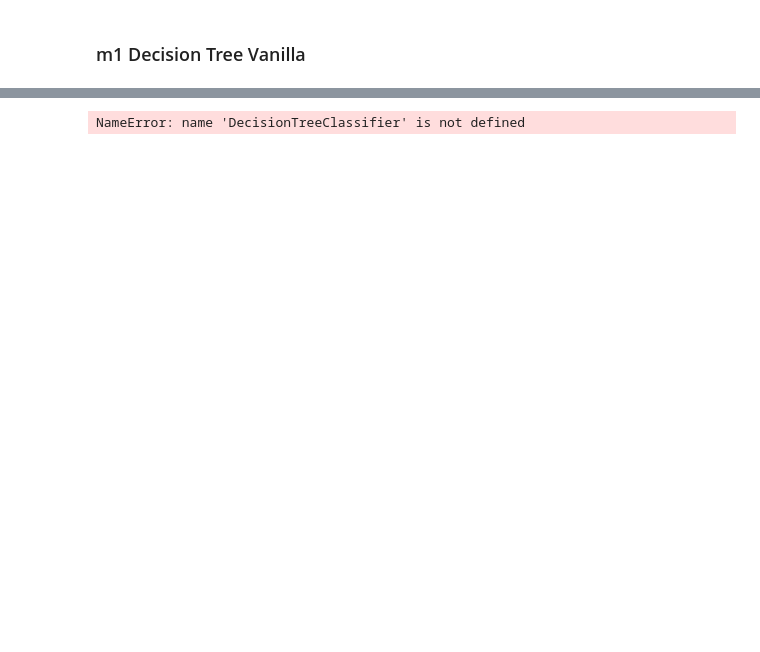
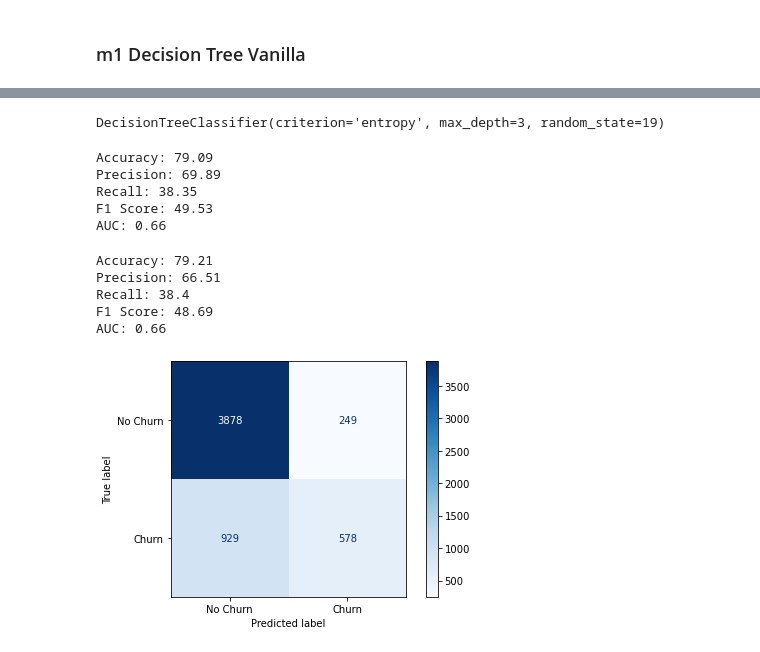
Before and after one commit to cutterback/p03-telco-churn-model, a Jupyter notebook: Telco-Churn-Classification-Model.ipynb, the cells around one changed output, grey strips where cells are left out. Cells and saved outputs as stored; diff of their text form; code cells hidden in the pictures; blank space fills up the shorter version.

```diff
--- a/Telco-Churn-Classification-Model.ipynb
+++ b/Telco-Churn-Classification-Model.ipynb
@@ -569,0 +574,15 @@ df[abs(df.correlation) > .65]
+# %%
+# select feautres to feed dt model
+m0_drops = ['customerid', 'count', 'country', 'city', 'state', 'zip_code',
+            'lat_long', 'churn_score', 'cltv', 'churn_reason',
+            'churn_rsn_grp_cust_svc', 'churn_rsn_grp_moved',
+            'churn_rsn_grp_pricing', 'churn_rsn_grp_product',
+            'churn_rsn_grp_unknown']
+X_train_tr_m0 = X_train_tr.copy().drop(m0_drops, axis=1, inplace=False)
+X_test_tr_m0 = X_test_tr.copy().drop(m0_drops, axis=1, inplace=False)
+# %%
+
+dum = DummyClassifier(strategy="stratified")
+dum.fit(X_train_tr_m0, y_train)
+y_train_pred_m0 = dum.predict(X_train_tr_m0)
+score_model(y_train, y_train_pred_m0)
@@ -570,2 +595,12 @@ df[abs(df.correlation) > .65]
 # %% [markdown]
 ### m1 Decision Tree Vanilla
+# %%
+# select feautres to feed dt model
+m1_drops = ['customerid', 'count', 'country', 'city', 'state', 'zip_code',
+            'lat_long', 'churn_score', 'cltv', 'churn_reason',
+            'churn_rsn_grp_cust_svc', 'churn_rsn_grp_moved',
+            'churn_rsn_grp_pricing', 'churn_rsn_grp_product',
+            'churn_rsn_grp_unknown']
+X_train_tr_m1 = X_train_tr.copy().drop(m1_drops, axis=1, inplace=False)
+X_test_tr_m1 = X_test_tr.copy().drop(m1_drops, axis=1, inplace=False)
+X_train_tr_m1.head()
@@ -572,8 +614,8 @@ df[abs(df.correlation) > .65]
 # %%
 # train a DT classifier using training data
-dt = DecisionTreeClassifier(criterion='entropy', random_state=SEED, max_depth=3)
-dt.fit(X_train, y_train)
+dt = tree.DecisionTreeClassifier(criterion='entropy', random_state=SEED, max_depth=3)
+dt.fit(X_train_tr_m1, y_train)
 # %% [output]
-NameError: name 'DecisionTreeClassifier' is not defined
+DecisionTreeClassifier(criterion='entropy', max_depth=3, random_state=19)
 # %%
 # make predictions using test set
@@ -597,8 +642,26 @@ print('AUC: {0}'.format(round(roc_auc, 2)))
+# %%
+score_model(y_train, y_train_pred_m1)
+# %% [output]
+Accuracy: 79.09
+Precision: 69.89
+Recall: 38.35
+F1 Score: 49.53
+AUC: 0.66
+# %%
+score_model(y_test, y_test_pred_m1)
+# %% [output]
+Accuracy: 79.21
+Precision: 66.51
+Recall: 38.4
+F1 Score: 48.69
+AUC: 0.66
 # %%
 # plot confusion matrix for DT classifier
-plot_confusion_matrix(dt, X_train, y_train, cmap=plt.cm.Blues,
+plot_confusion_matrix(dt, X_train_tr_m1, y_train, cmap=plt.cm.Blues,
                       display_labels=['No Churn', 'Churn'])
 plt.grid(False)
 plt.tight_layout()
 plt.show()
 # change paper color in plt
+# %% [output]
+[figure, added]
```
Also changed, not shown: parts of 14 cells of this notebook, 2 other files.
